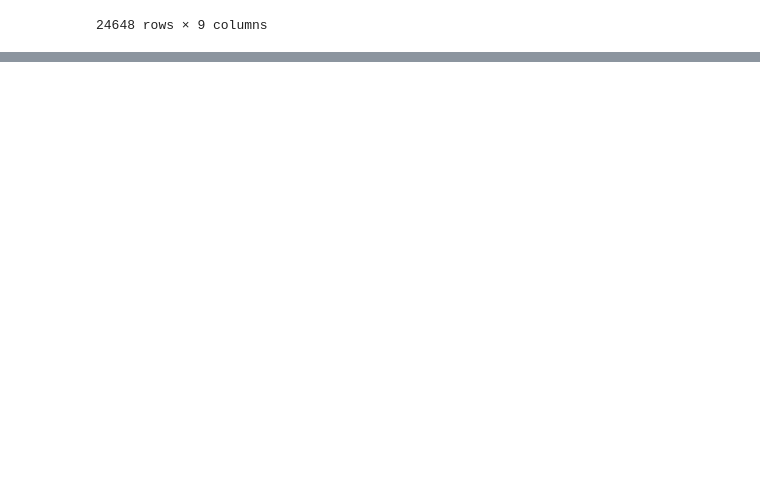
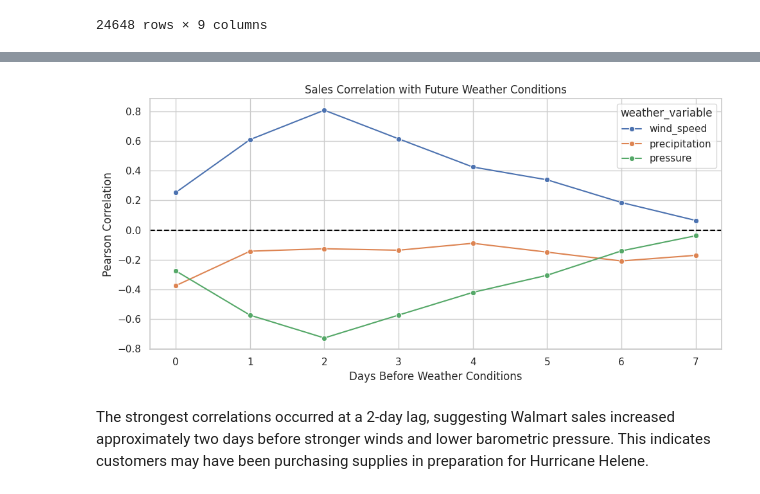
Before and after one commit to AdelineKwakye/walmart-huricane-project, a Jupyter notebook: notebooks/scratch/Amilyn_Estes_Notebook.ipynb, the cells around one changed output, grey strips where cells are left out. Saved outputs shown, nothing was run; the diff lists cells and outputs as text; code cells hidden in the pictures; blank space fills up the shorter version.

```diff
--- a/notebooks/scratch/Amilyn_Estes_Notebook.ipynb
+++ b/notebooks/scratch/Amilyn_Estes_Notebook.ipynb
@@ -694,0 +1045,22 @@ df_clean
+# %%
+lag_results = []
+
+for variable in weather_vars:
+
+    for lag in range(0, 8):
+
+        future_weather = florida_daily[variable].shift(-lag)
+
+        correlation = florida_daily['units_sold'].corr(
+            future_weather
+        )
+
+        lag_results.append({
+            'weather_variable': variable,
+            'days_ahead': lag,
+            'correlation': correlation
+        })
+
+df_lag = pd.DataFrame(lag_results)
+
+display(df_lag.round(3))
@@ -694,0 +1095,23 @@ df_clean
+# %%
+plt.figure(figsize=(10, 5))
+
+sns.lineplot(
+    data=df_lag,
+    x='days_ahead',
+    y='correlation',
+    hue='weather_variable',
+    marker='o'
+)
+
+plt.axhline(0, color='black', linestyle='--')
+
+plt.title('Sales Correlation with Future Weather Conditions')
+plt.xlabel('Days Before Weather Conditions')
+plt.ylabel('Pearson Correlation')
+
+plt.tight_layout()
+plt.show()
+# %% [output]
+[figure, added]
+# %% [markdown]
+The strongest correlations occurred at a 2-day lag, suggesting Walmart sales increased approximately two days before stronger winds and lower barometric pressure. This indicates customers may have been purchasing supplies in preparation for Hurricane Helene.
```
Also changed, not shown: parts of 13 cells of this notebook.
